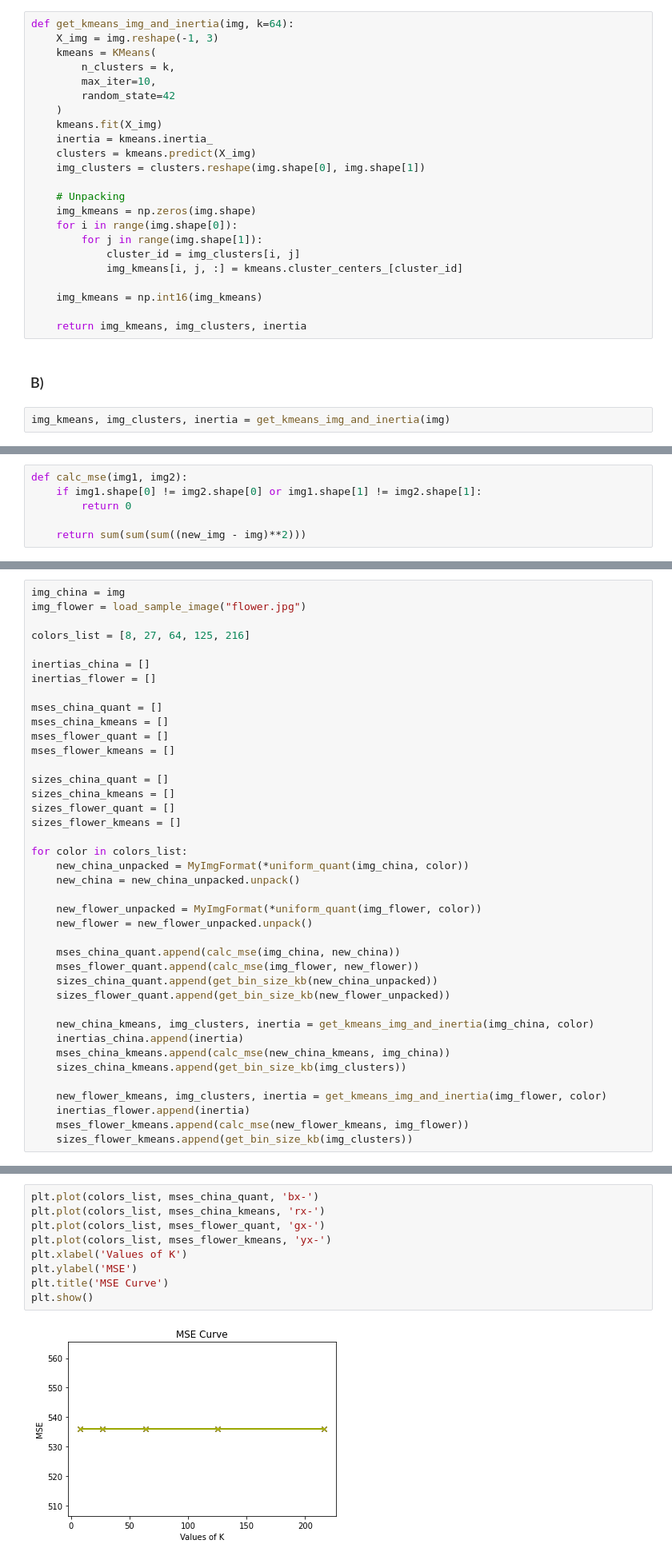
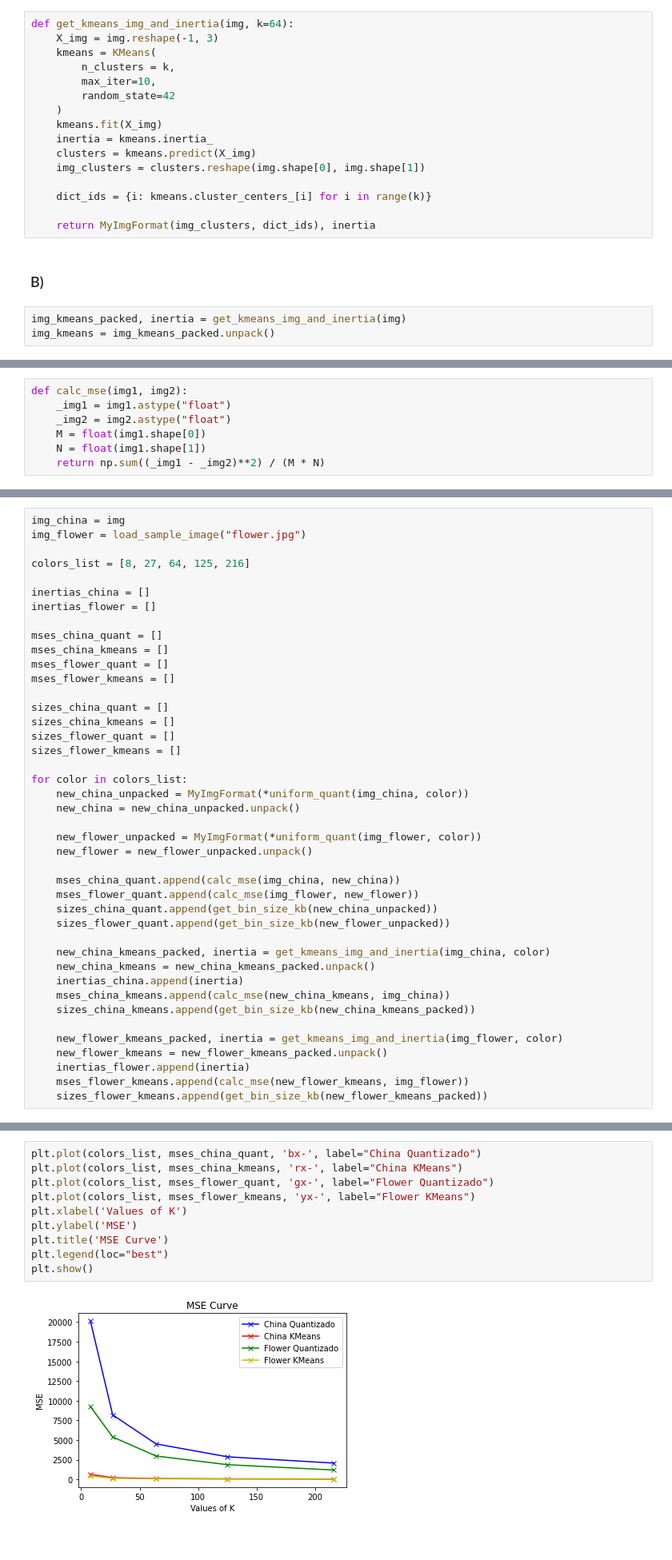
Before and after one commit to enricorobazza/quantize-images, a Jupyter notebook: main.ipynb, the cells around one changed output, grey strips where cells are left out. Shown at 80% size. Saved outputs shown, nothing was run; the diff lists cells and outputs as text.

```diff
--- a/main.ipynb
+++ b/main.ipynb
@@ -144,20 +163,14 @@ def get_kmeans_img_and_inertia(img, k=64):
 	clusters = kmeans.predict(X_img)
 	img_clusters = clusters.reshape(img.shape[0], img.shape[1])
 
-	# Unpacking
-	img_kmeans = np.zeros(img.shape)
-	for i in range(img.shape[0]):
-		for j in range(img.shape[1]):
-			cluster_id = img_clusters[i, j]
-			img_kmeans[i, j, :] = kmeans.cluster_centers_[cluster_id]
+	dict_ids = {i: kmeans.cluster_centers_[i] for i in range(k)}
 
-	img_kmeans = np.int16(img_kmeans)
-
-	return img_kmeans, img_clusters, inertia
+	return MyImgFormat(img_clusters, dict_ids), inertia
 # %% [markdown]
 ### B)
 # %%
-img_kmeans, img_clusters, inertia = get_kmeans_img_and_inertia(img)
+img_kmeans_packed, inertia = get_kmeans_img_and_inertia(img)
+img_kmeans = img_kmeans_packed.unpack()
 # %%
 show_multiple_images({
 	"Original": img,
@@ -179,9 +193,10 @@ Comentário: As cores da imagem quantizada com o KMeans são muito parecidas as
 # %%
 def calc_mse(img1, img2):
-	if img1.shape[0] != img2.shape[0] or img1.shape[1] != img2.shape[1]:
-		return 0
-
-	return sum(sum(sum((new_img - img)**2)))
+	_img1 = img1.astype("float")
+	_img2 = img2.astype("float")
+	M = float(img1.shape[0])
+	N = float(img1.shape[1])
+	return np.sum((_img1 - _img2)**2) / (M * N)
 # %% [markdown]
 ## Questão 4
 
@@ -217,12 +232,14 @@ for color in colors_list:
 	sizes_china_quant.append(get_bin_size_kb(new_china_unpacked))
 	sizes_flower_quant.append(get_bin_size_kb(new_flower_unpacked))
 
-	new_china_kmeans, img_clusters, inertia = get_kmeans_img_and_inertia(img_china, color)
+	new_china_kmeans_packed, inertia = get_kmeans_img_and_inertia(img_china, color)
+	new_china_kmeans = new_china_kmeans_packed.unpack()
 	inertias_china.append(inertia)
 	mses_china_kmeans.append(calc_mse(new_china_kmeans, img_china))
-	sizes_china_kmeans.append(get_bin_size_kb(img_clusters))
+	sizes_china_kmeans.append(get_bin_size_kb(new_china_kmeans_packed))
 
-	new_flower_kmeans, img_clusters, inertia = get_kmeans_img_and_inertia(img_flower, color)
+	new_flower_kmeans_packed, inertia = get_kmeans_img_and_inertia(img_flower, color)
+	new_flower_kmeans = new_flower_kmeans_packed.unpack()
 	inertias_flower.append(inertia)
 	mses_flower_kmeans.append(calc_mse(new_flower_kmeans, img_flower))
-	sizes_flower_kmeans.append(get_bin_size_kb(img_clusters))
+	sizes_flower_kmeans.append(get_bin_size_kb(new_flower_kmeans_packed))
@@ -238,11 +280,12 @@ plt.show()
 # %%
-plt.plot(colors_list, mses_china_quant, 'bx-')
-plt.plot(colors_list, mses_china_kmeans, 'rx-')
-plt.plot(colors_list, mses_flower_quant, 'gx-')
-plt.plot(colors_list, mses_flower_kmeans, 'yx-')
+plt.plot(colors_list, mses_china_quant, 'bx-', label="China Quantizado")
+plt.plot(colors_list, mses_china_kmeans, 'rx-', label="China KMeans")
+plt.plot(colors_list, mses_flower_quant, 'gx-', label="Flower Quantizado")
+plt.plot(colors_list, mses_flower_kmeans, 'yx-', label="Flower KMeans")
 plt.xlabel('Values of K')
 plt.ylabel('MSE')
 plt.title('MSE Curve')
+plt.legend(loc="best")
 plt.show()
 # %% [output]
-[figure, old version]
+[figure, new version]
```
Also changed, not shown: parts of 15 cells of this notebook, 1 other file.
